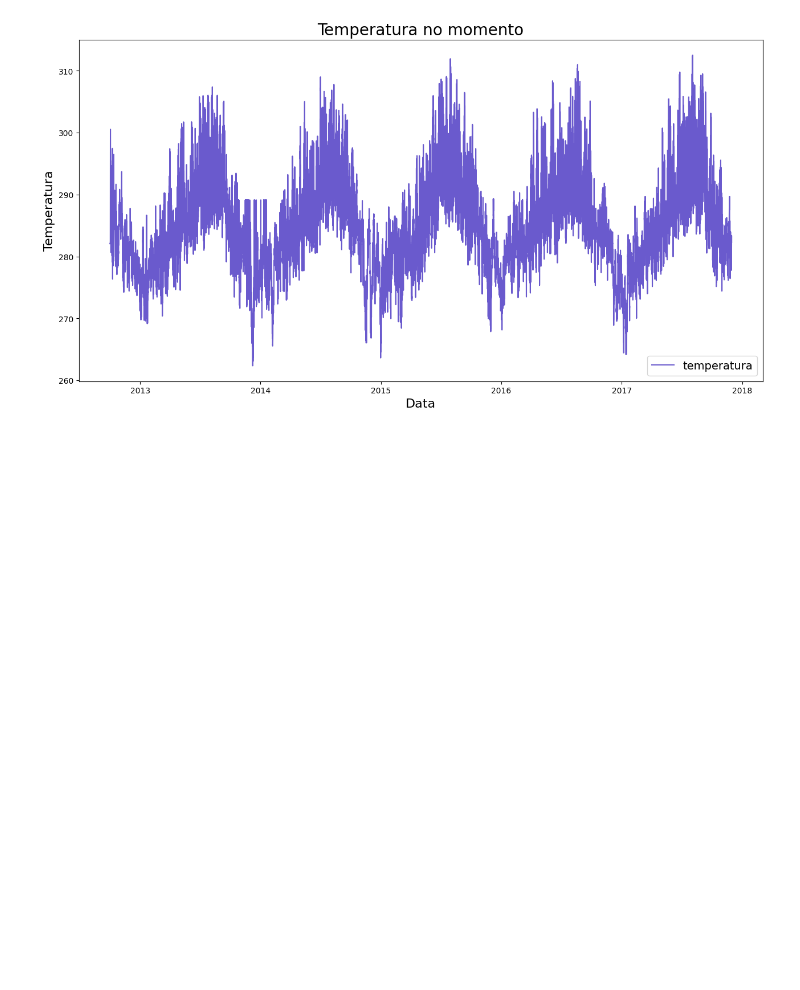
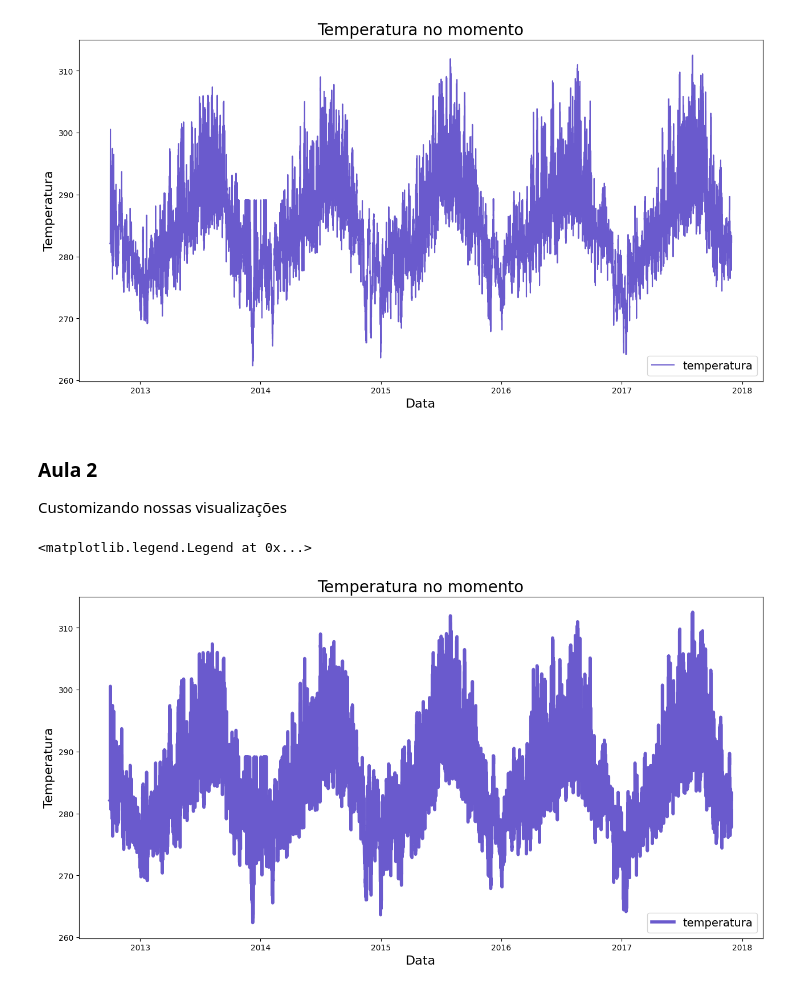
Before and after one commit to RayVilaca/Bootcamp-Data-Analytics, a Jupyter notebook: Cursos-Off/Alura/datavisualizationmatplotlib/datavisualization.ipynb, the cells around one changed output. Drawn from its saved outputs; the diff is of its cells as text; code cells hidden in the pictures; blank space fills up the shorter version.

```diff
--- a/Cursos-Off/Alura/datavisualizationmatplotlib/datavisualization.ipynb
+++ b/Cursos-Off/Alura/datavisualizationmatplotlib/datavisualization.ipynb
@@ -129,3 +130,19 @@ eixo.legend(['temperatura'], loc='lower right', fontsize=14)
 # %% [output]
 <matplotlib.legend.Legend at 0x...>
 [figure]
+# %% [markdown]
+### Aula 2
+
+Customizando nossas visualizações
+# %%
+fig = plt.figure(figsize=(12, 6))
+eixo = fig.add_axes([0, 0, 1, 1])
+eixo.plot(df['data'], df['temperatura'], color='slateblue', lw=4)
+
+eixo.set_title("Temperatura no momento", fontsize=20)
+eixo.set_ylabel("Temperatura", fontsize=16)
+eixo.set_xlabel("Data", fontsize=16)
+eixo.legend(['temperatura'], loc='lower right', fontsize=14)
+# %% [output]
+<matplotlib.legend.Legend at 0x...>
+[figure, added]
```
Also changed, not shown: parts of 13 cells of this notebook.
